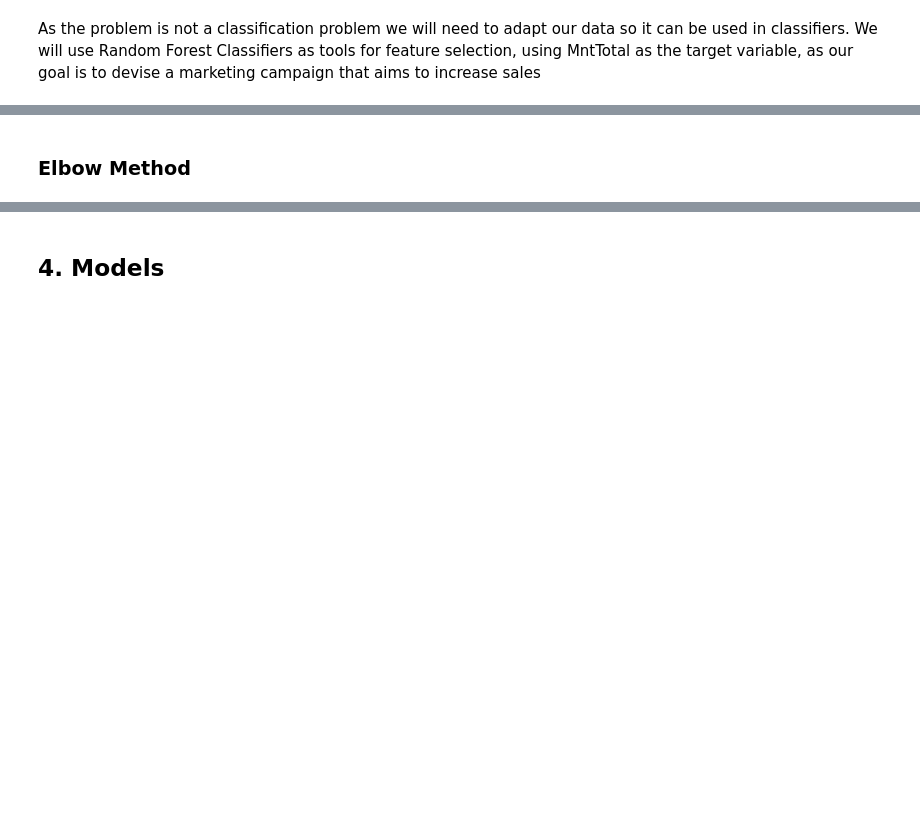
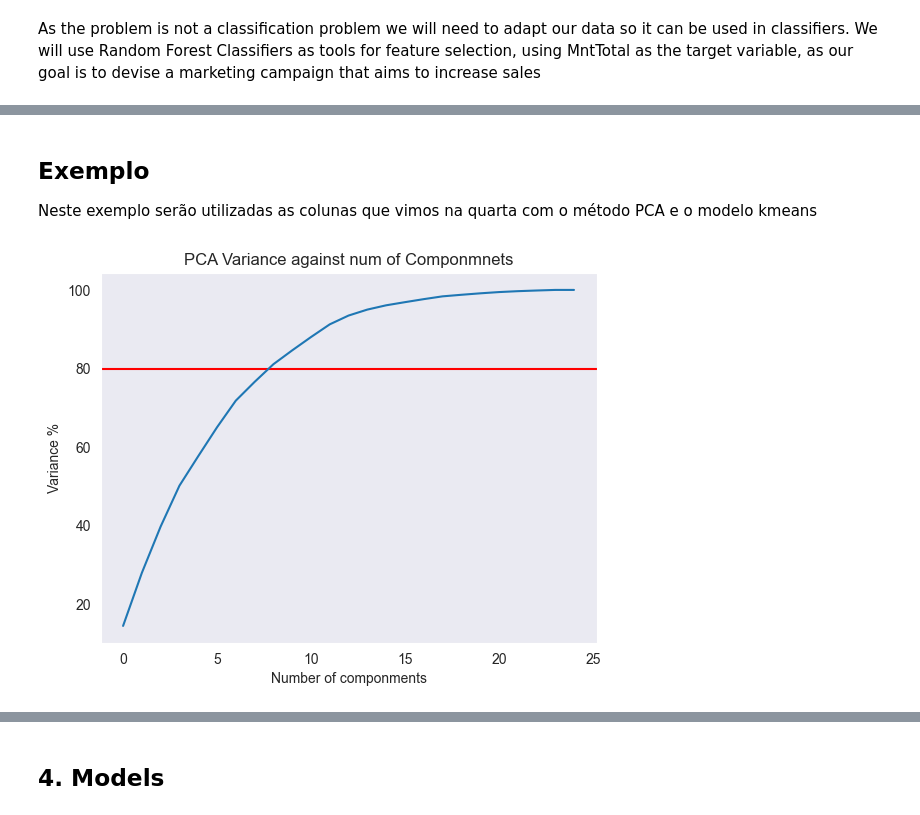
Before and after one commit to MikeOlhao/DSML_projeto, a Jupyter notebook: DSML_202223_Clusters_Group09_Notebook_semgraficos.ipynb, the cells around one changed output, grey strips where cells are left out. Drawn from its saved outputs; the diff is of its cells as text; code cells hidden in the pictures; blank space fills up the shorter version.

```diff
--- a/DSML_202223_Clusters_Group09_Notebook_semgraficos.ipynb
+++ b/DSML_202223_Clusters_Group09_Notebook_semgraficos.ipynb
@@ -387,0 +723,22 @@ y_test = np.array(y_test).reshape(-1, 1)
+# %%
+def df_select(column_names: list, df: pd.DataFrame):
+    df_train = df[column_names].copy()
+    return df_train
+# %%
+def scaling_dfs(df):
+    scaler = MinMaxScaler()
+    df_total_scaled = pd.DataFrame(scaler.fit_transform(df))
+    return df_total_scaled
+# %%
+def PCA_graph_df(df_scaled: pd.DataFrame, exp_variance: int):
+    pca = PCA()
+    pca.fit(df_scaled)
+    var1=np.cumsum(np.round(pca.explained_variance_ratio_, decimals=4)*100)
+
+    plt.title("PCA Variance against num of Componmnets")
+    plt.ylabel("Variance %")
+    plt.xlabel("Number of componments")
+    l = plt.axhline(exp_variance, color="red")
+
+    plt.plot(var1)
+    plt.grid()
@@ -446,2 +787,0 @@ pca_train
-# %% [markdown]
-### Elbow Method
@@ -455,0 +793,17 @@ for k in ks: #TODO Meter isto antes do kmeans
+# %% [markdown]
+## Exemplo
+
+Neste exemplo serão utilizadas as colunas que vimos na quarta com o método PCA e o modelo kmeans
+# %%
+kmeans_columns = ['Income', 'Recency', 'NumOfferPurchases', 'NumAppPurchases',
+       'NumTakeAwayPurchases', 'NumStorePurchases', 'NumAppVisitsMonth',
+       'Complain', 'Gender', 'daysAsCardClient',
+       'Graduation', 'HighSchool', 'Master', 'PhD', 'Married', 'Single',
+       'Widow', 'MntTotal', 'Response_Campaigns',
+       'Total_Kids', 'age_(17.943, 29.4]', 'age_(29.4, 40.8]',
+       'age_(40.8, 52.2]', 'age_(52.2, 63.6]', 'age_(63.6, 75.0]']
+kmeans_df = df_select(column_names= kmeans_columns, df= df) #Step 1
+kmeans_df_scaled = scaling_dfs(kmeans_df) #Step 2
+PCA_graph_df(df_scaled= kmeans_df_scaled, exp_variance= 80) #Step 3.1.1
+# %% [output]
+[figure, added]
```
Also changed, not shown: parts of 55 cells of this notebook.
